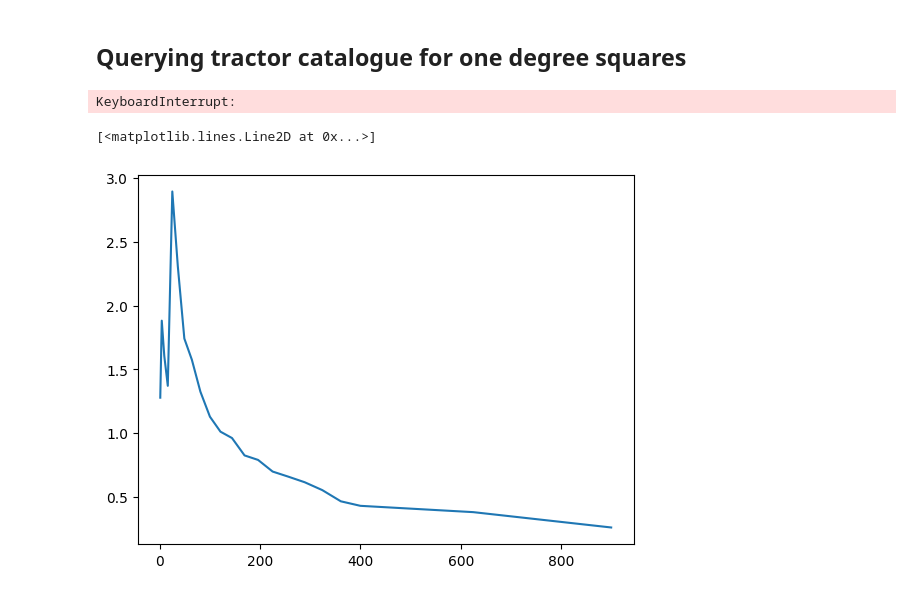
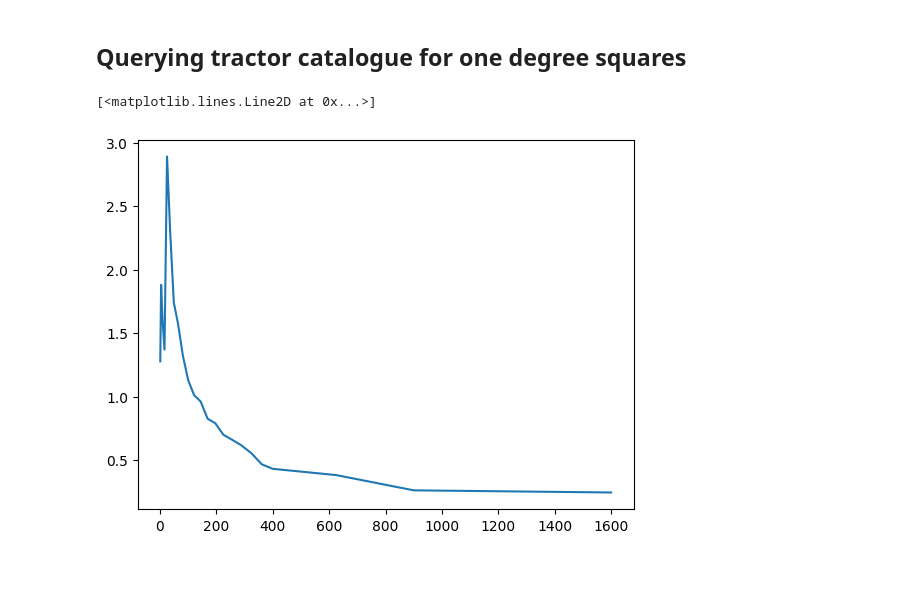
Before and after one commit to cyb0rb/WiFeS_Catalog, a Jupyter notebook: optimise_queries.ipynb, the cells around one changed output. Saved outputs shown, nothing was run; the diff lists cells and outputs as text; code cells hidden in the pictures.

```diff
--- a/optimise_queries.ipynb
+++ b/optimise_queries.ipynb
@@ -51,16 +54,11 @@ def query_tractor(ra, dec, square, query_dist=1.0):
     # check if this completes successfuly
     brick_info = qc.query(sql=query, fmt="pandas")
     return brick_info
-# %%
-for square in np.arange(40,120,10):
-    query_tractor(0,-30,square)
-# %% [output]
-KeyboardInterrupt:
 # %%
-x = [1, 4, 9, 16, 25, 36, 49, 64, 81, 100, 121, 144, 169, 196, 225, 256, 289, 324, 361, 400, 625, 900]
-y = [1.2789743749999616, 7.527789000000041/4, 14.455102375000024/9, 21.94977908300001/16, 72.33531233299993/25, 83.05894341699991/36, 85.35484112500001/49, 100.86192695799991/64, 107.4080237500001/81, 113.01894195800003/100, 122.56287062500019/121, 138.68802762500013/144, 139.764082208/169, 155.17113345799999/196, 157.64259362500002/225, 169.22000945800005/256, 178.27083341599996/289, 179.95430566699997/324, 168.81875749999972/361, 172.9240558749998/400, 239.27568062499995/625, 236.5007538750001/900]
+x = [1, 4, 9, 16, 25, 36, 49, 64, 81, 100, 121, 144, 169, 196, 225, 256, 289, 324, 361, 400, 625, 900, 1600]
+y = [1.2789743749999616, 7.527789000000041/4, 14.455102375000024/9, 21.94977908300001/16, 72.33531233299993/25, 83.05894341699991/36, 85.35484112500001/49, 100.86192695799991/64, 107.4080237500001/81, 113.01894195800003/100, 122.56287062500019/121, 138.68802762500013/144, 139.764082208/169, 155.17113345799999/196, 157.64259362500002/225, 169.22000945800005/256, 178.27083341599996/289, 179.95430566699997/324, 168.81875749999972/361, 172.9240558749998/400, 239.27568062499995/625, 236.5007538750001/900, 393.484322875/1600]
 
 plt.plot(x,y)
 # %% [output]
 [<matplotlib.lines.Line2D at 0x...>]
-[figure, old version]
+[figure, new version]
```
Also changed, not shown: parts of 3 cells of this notebook, 2 other files.
